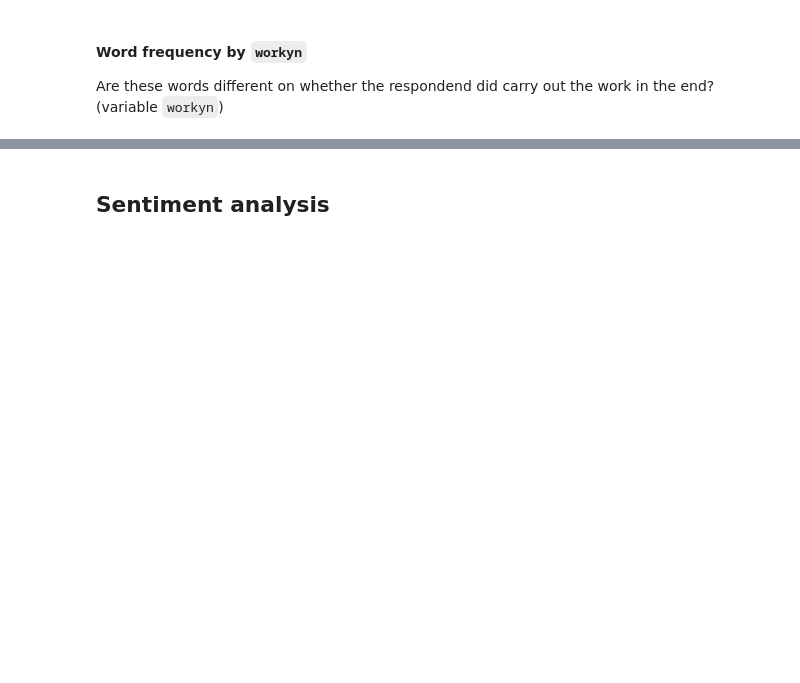
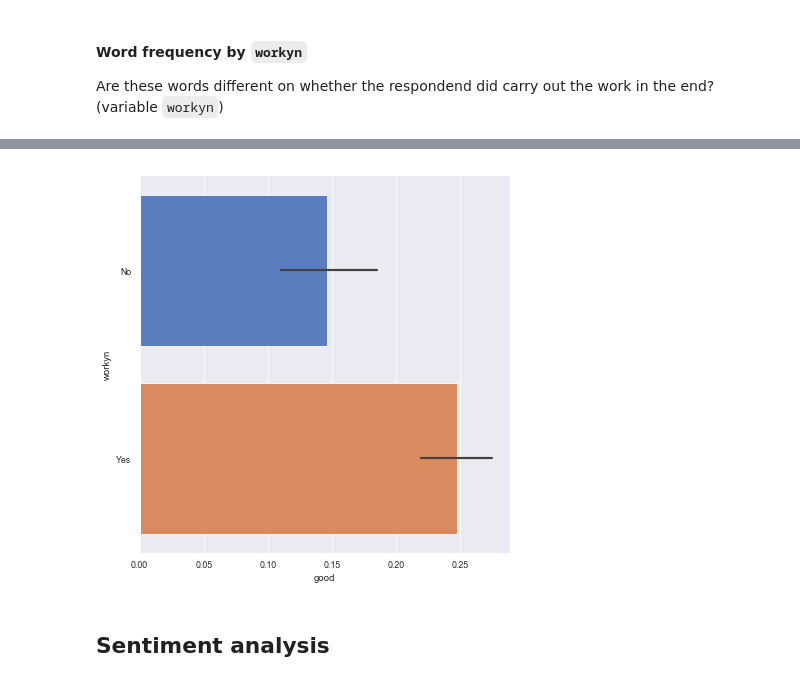
Before and after one commit to slombardini/my-repository, a Jupyter notebook: npl_jordan.ipynb, the cells around one changed output, grey strips where cells are left out. Cells and saved outputs as stored; diff of their text form; code cells hidden in the pictures; blank space fills up the shorter version.

```diff
--- a/npl_jordan.ipynb
+++ b/npl_jordan.ipynb
@@ -165,3 +228,7 @@ df['word_count'] = df.openquestion.apply(len)
+# %%
+g = sns.catplot(x="good", y="workyn", data=df, height=6, kind="bar", palette="muted")
+# %% [output]
+[figure, added]
 # %% [markdown]
 ## Sentiment analysis
 # %% [markdown]
```
Also changed, not shown: parts of 34 cells of this notebook.
